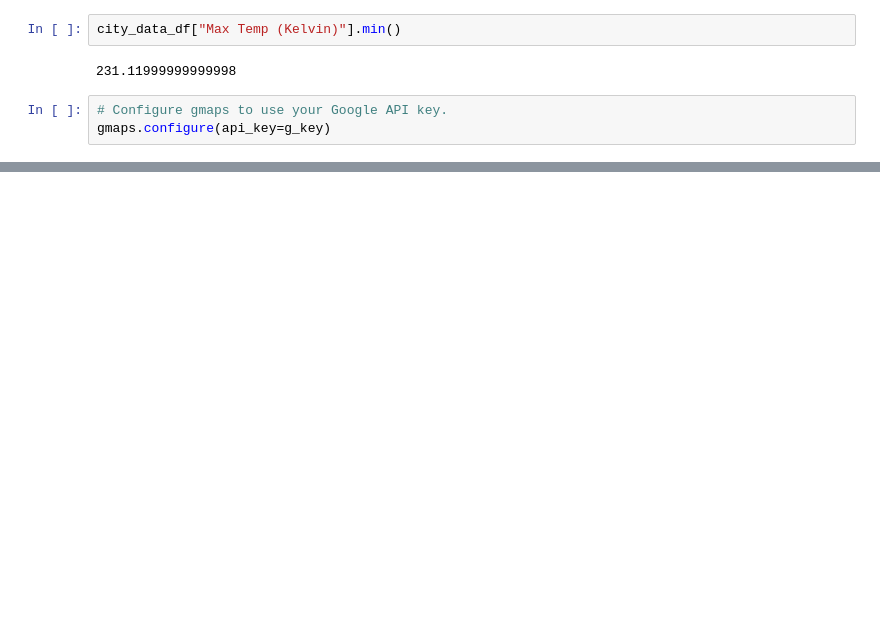
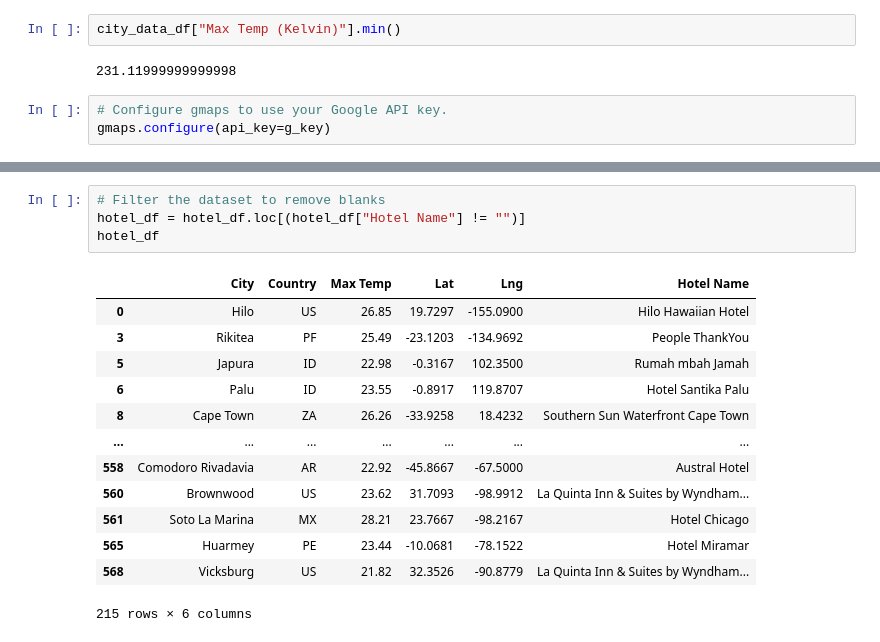
Before and after one commit to colinbrineman/world-weather-analysis, a Jupyter notebook: VacationPy.ipynb, the cells around one changed output, grey strips where cells are left out. Drawn from its saved outputs; the diff is of its cells as text; blank space fills up the shorter version.

```diff
--- a/VacationPy.ipynb
+++ b/VacationPy.ipynb
@@ -101,0 +263,18 @@ fig
+# %%
+# Filter the dataset to remove blanks
+hotel_df = hotel_df.loc[(hotel_df["Hotel Name"] != "")]
+hotel_df
+# %% [output]
+|  | City | Country | Max Temp | Lat | Lng | Hotel Name |
+| 0 | Hilo | US | 26.85 | 19.7297 | -155.0900 | Hilo Hawaiian Hotel |
+| 3 | Rikitea | PF | 25.49 | -23.1203 | -134.9692 | People ThankYou |
+| 5 | Japura | ID | 22.98 | -0.3167 | 102.3500 | Rumah mbah Jamah |
+| 6 | Palu | ID | 23.55 | -0.8917 | 119.8707 | Hotel Santika Palu |
+| 8 | Cape Town | ZA | 26.26 | -33.9258 | 18.4232 | Southern Sun Waterfront Cape Town |
+| ... | ... | ... | ... | ... | ... | ... |
+| 558 | Comodoro Rivadavia | AR | 22.92 | -45.8667 | -67.5000 | Austral Hotel |
+| 560 | Brownwood | US | 23.62 | 31.7093 | -98.9912 | La Quinta Inn & Suites by Wyndham... |
+| 561 | Soto La Marina | MX | 28.21 | 23.7667 | -98.2167 | Hotel Chicago |
+| 565 | Huarmey | PE | 23.44 | -10.0681 | -78.1522 | Hotel Miramar |
+| 568 | Vicksburg | US | 21.82 | 32.3526 | -90.8779 | La Quinta Inn & Suites by Wyndham... |
+215 rows × 6 columns
```
Also changed, not shown: parts of 22 cells of this notebook, 2 other files.
